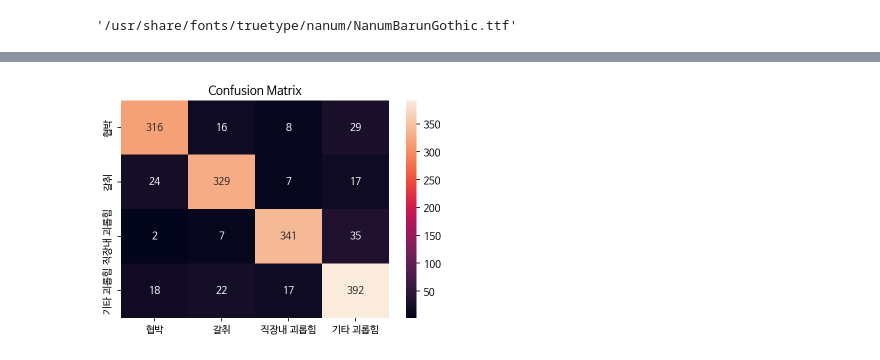
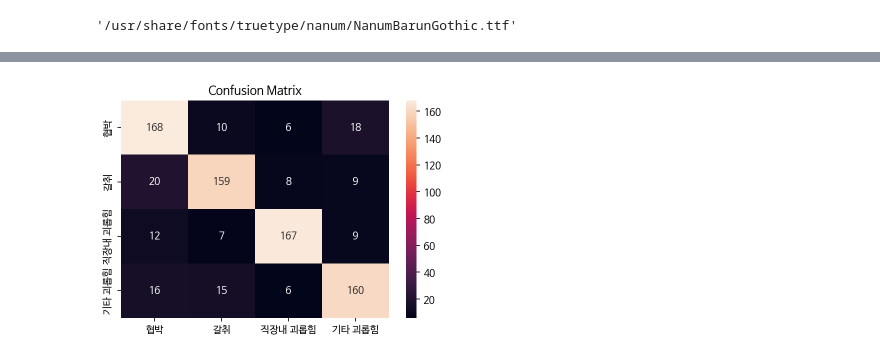
Before and after one commit to aiffel-online4-nlp-kimNlim/DLthon, a Jupyter notebook: notebooks/kyeonghun/base_model_aug_data_2.ipynb, the cells around one changed output, grey strips where cells are left out. Drawn from its saved outputs; the diff is of its cells as text; code cells hidden in the pictures.

```diff
--- a/notebooks/kyeonghun/base_model_aug_data_2.ipynb
+++ b/notebooks/kyeonghun/base_model_aug_data_2.ipynb
@@ -231,8 +253,8 @@ weighted f1 : 0.8963718462230515
 # %%
 datasets = [
     { 'name': 'preprocessed_train', 'frac': 1 },
-    { 'name': 'train_rs', 'frac': 1 },
-    { 'name': 'train_bt_ja', 'frac': 0.5 }
+    { 'name': 'train_rs', 'frac': 0.4 },
+    { 'name': 'train_bt_ja', 'frac': 0.35 }
 ]
 model = ClassifierModel(datasets=datasets)
 model.train()
@@ -258,4 +280,4 @@ weighted f1 : 0.8724113889676608
-[figure, old version]
+[figure, new version]
 # %%
 datasets = [
     { 'name': 'preprocessed_train', 'frac': 1 },
```
Also changed, not shown: parts of 11 cells of this notebook, 5 other files.
